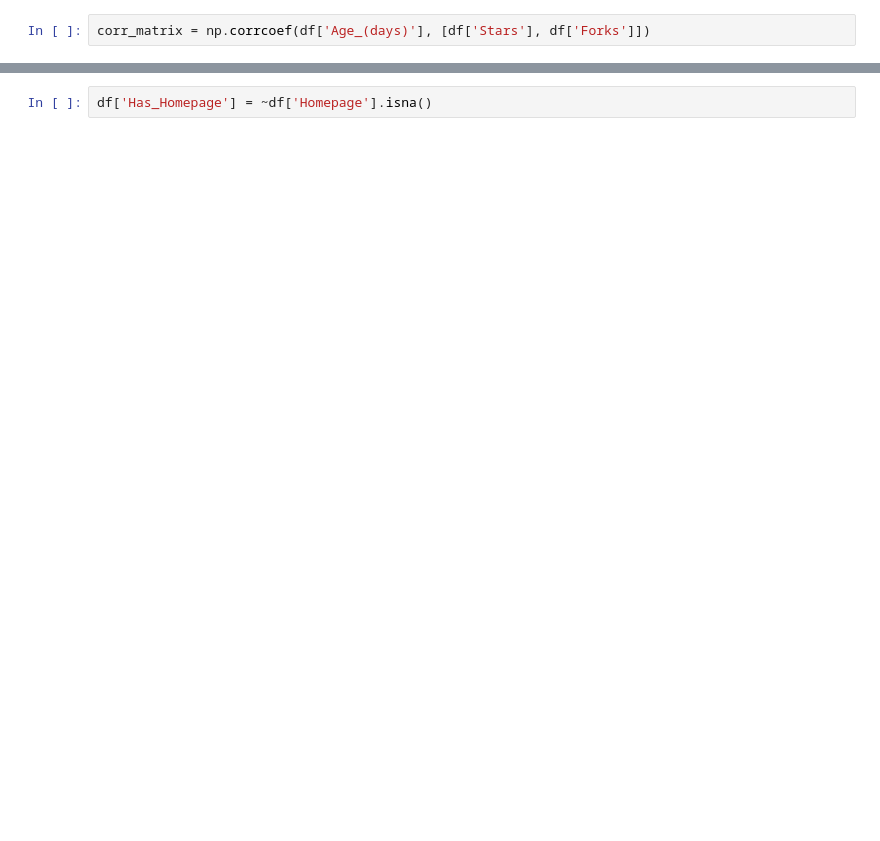
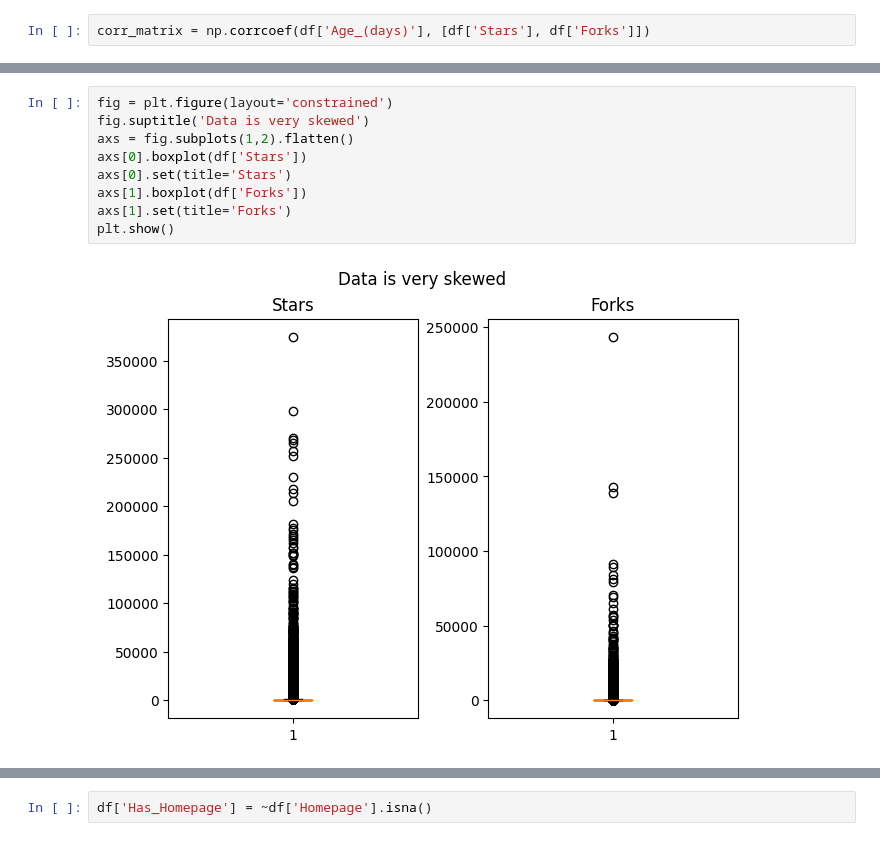
Before and after one commit to lmkq/P4DS, a Jupyter notebook: notebooks/3.0-Answering-Questions.ipynb, the cells around one changed output, grey strips where cells are left out. Saved outputs shown, nothing was run; the diff lists cells and outputs as text; blank space fills up the shorter version.

```diff
--- a/notebooks/3.0-Answering-Questions.ipynb
+++ b/notebooks/3.0-Answering-Questions.ipynb
@@ -103,3 +122,14 @@ df['Service_Count'] = service_count
+# %%
+fig = plt.figure(layout='constrained')
+fig.suptitle('Data is very skewed')
+axs = fig.subplots(1,2).flatten()
+axs[0].boxplot(df['Stars'])
+axs[0].set(title='Stars')
+axs[1].boxplot(df['Forks'])
+axs[1].set(title='Forks')
+plt.show()
+# %% [output]
+[figure, added]
 # %%
 a = []
 for i in range(7):
```
Also changed, not shown: parts of 37 cells of this notebook.
